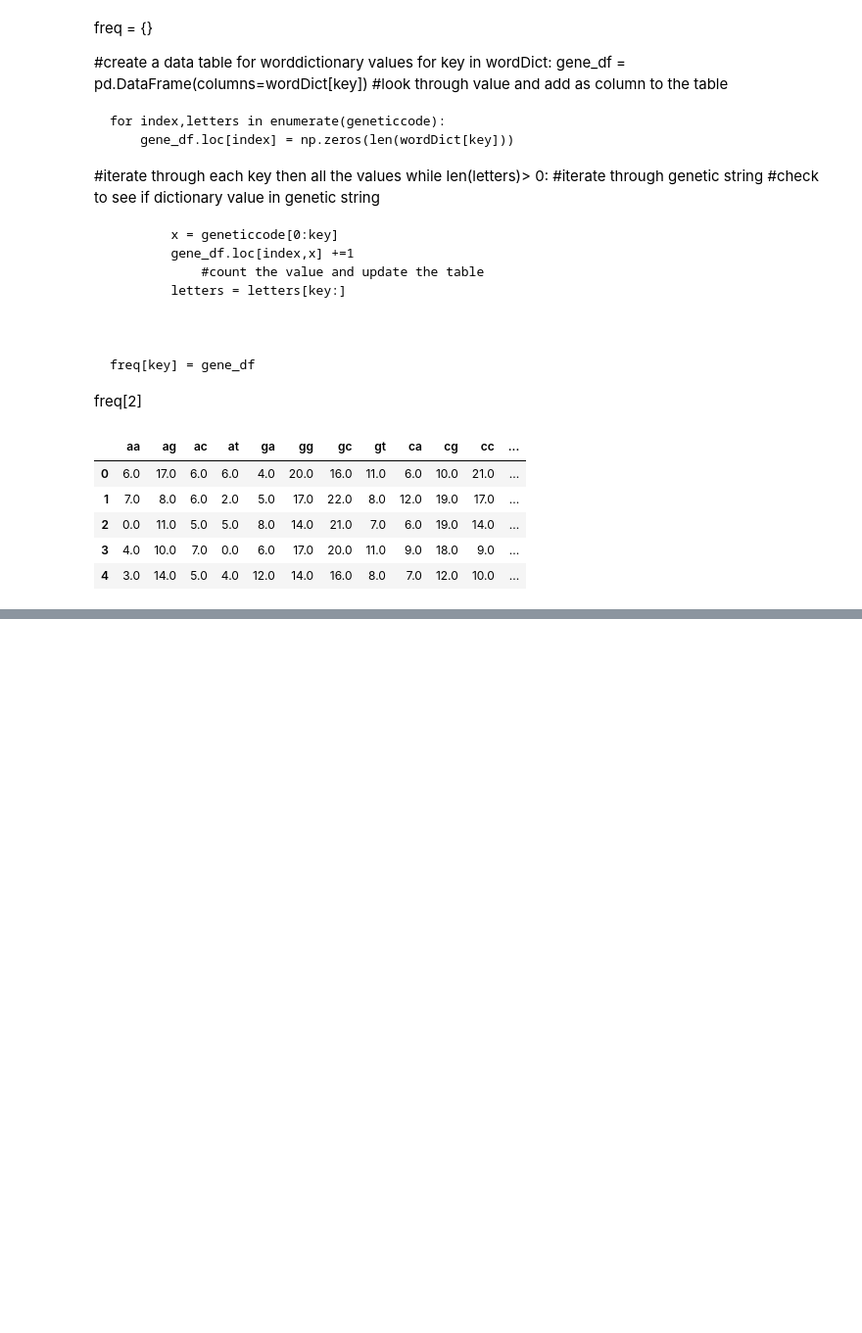
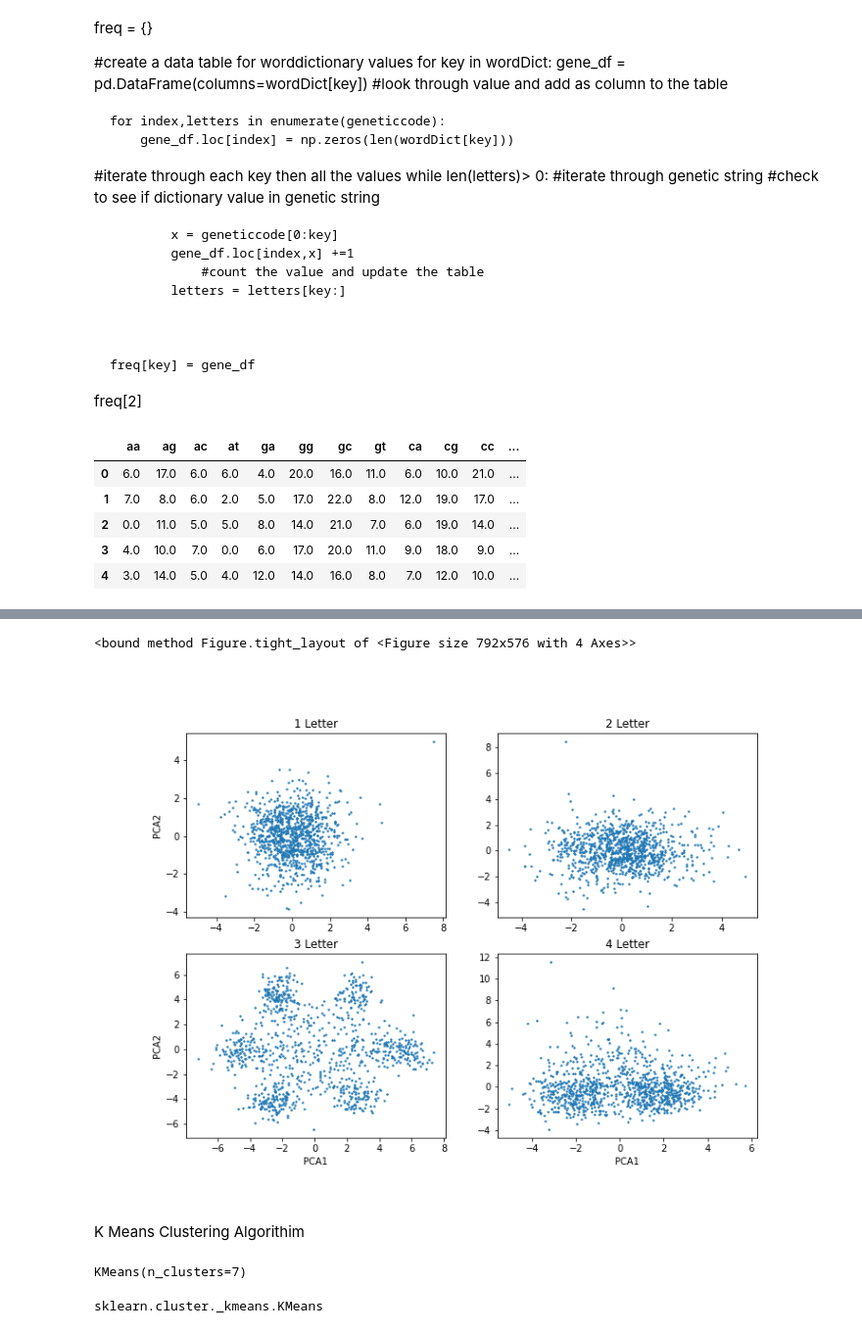
Before and after one commit to jealy06/Understanding-Genetic-Code, a Jupyter notebook: Gen_Notebook.ipynb, the cells around one changed output, grey strips where cells are left out. Shown at 98% size. Drawn from its saved outputs; the diff is of its cells as text; code cells hidden in the pictures; blank space fills up the shorter version.

Commit message:
Added Plots

```diff
--- a/Gen_Notebook.ipynb
+++ b/Gen_Notebook.ipynb
@@ -180,0 +189,9 @@ freqTables[2].head()
+# %%
+standardizedData = {}
+stndrd = StandardScaler()
+for i in freqTables:
+    data = freqTables[i]
+    data = stndrd.fit_transform(data) #standardize and fit our data
+
+    standardizedData[i] = pd.DataFrame(data,columns=wordDict[i])
+standardizedData[2]
@@ -180,0 +222,7 @@ freqTables[2].head()
+# %%
+pca = PCA(n_components=2) #n_components is the amount of components we want to reduce our features to
+# %%
+pcaTable = {}
+for i in standardizedData:
+    dataPCA = pca.fit_transform(standardizedData[i])
+    pcaTable[i] = pd.DataFrame(dataPCA,columns=['pca1','pca2'])
@@ -180,0 +246,22 @@ freqTables[2].head()
+# %%
+fig,ax = plt.subplots(2,2,figsize=(11,8))
+ax[0,0].scatter(pcaTable[1]['pca1'],pcaTable[1]['pca2'],s=2)
+ax[0,1].scatter(pcaTable[2]['pca1'],pcaTable[2]['pca2'],s=2)
+ax[1,0].scatter(pcaTable[3]['pca1'],pcaTable[3]['pca2'],s=2)
+ax[1,1].scatter(pcaTable[4]['pca1'],pcaTable[4]['pca2'],s=2)
+#set labels
+ax[1,0].set_xlabel('PCA1')
+ax[1,1].set_xlabel('PCA1')
+ax[0,0].set_ylabel('PCA2')
+ax[1,0].set_ylabel('PCA2')
+#set title
+ax[0,0].set_title('1 Letter')
+ax[0,1].set_title('2 Letter')
+ax[1,0].set_title('3 Letter')
+ax[1,1].set_title('4 Letter')
+fig.tight_layout
+# %% [output]
+<bound method Figure.tight_layout of <Figure size 792x576 with 4 Axes>>
+[figure, added]
+# %% [markdown]
+K Means Clustering Algorithim
@@ -180,0 +274,10 @@ freqTables[2].head()
+# %%
+#fit data
+kmeans6.fit(standardizedData[3])
+kmeans7.fit(standardizedData[3])
+# %% [output]
+KMeans(n_clusters=7)
+# %%
+type(kmeans6)
+# %% [output]
+sklearn.cluster._kmeans.KMeans
```
Also changed, not shown: parts of 21 cells of this notebook.
